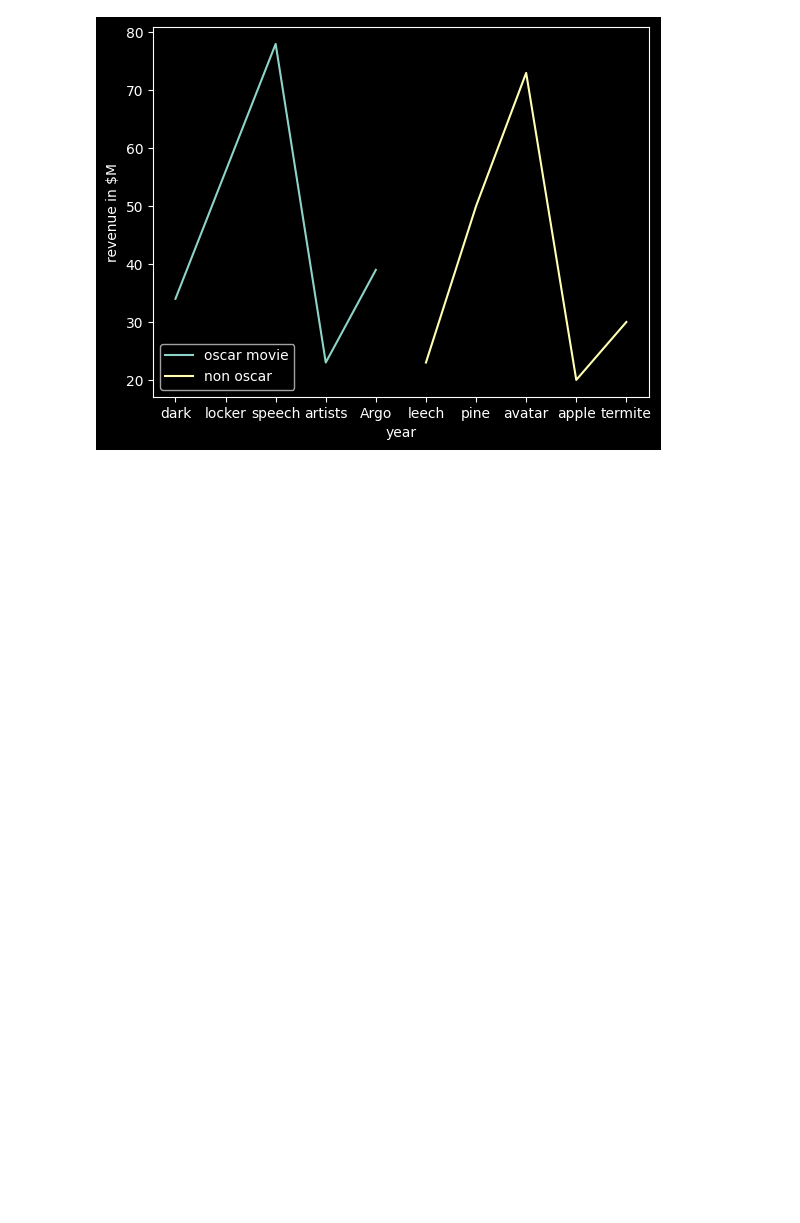
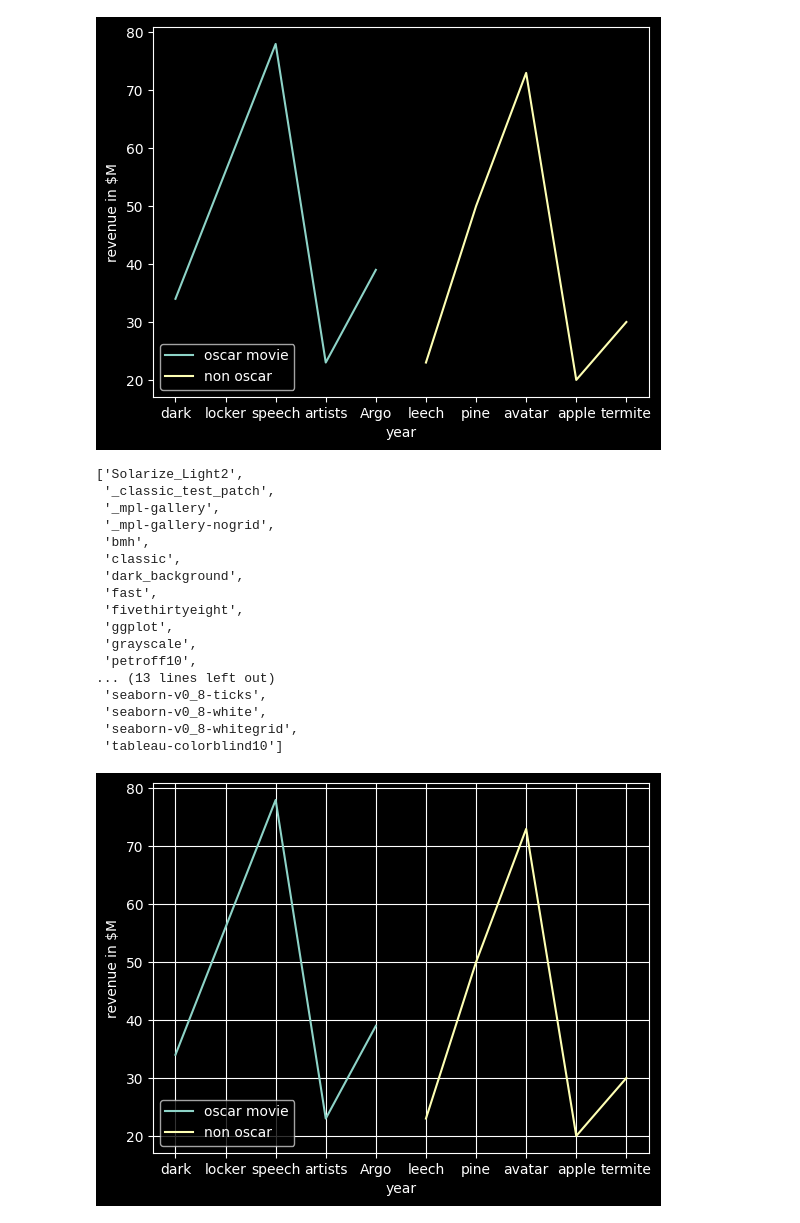
Before and after one commit to Turab031/numpy, a Jupyter notebook: mat.ipynb, the cells around one changed output. Drawn from its saved outputs; the diff is of its cells as text; code cells hidden in the pictures; blank space fills up the shorter version.

```diff
--- a/mat.ipynb
+++ b/mat.ipynb
@@ -74,3 +74,39 @@ plt.style.available
 plt.style.use('dark_background')
 # %% [output]
 [figure]
+# %%
+# styles
+
+oscar_movie=["dark","locker","speech","artists","Argo"]
+years=[2003,2004,2008,2009,2010]
+oscar_revenue=[34,56,78,23,39]
+nonoscar_movie=["leech","pine","avatar","apple","termite"]
+nonoscar_revenue=[23,50,73,20,30]
+plt.plot(oscar_movie,oscar_revenue,label="oscar movie")
+plt.plot(nonoscar_movie,nonoscar_revenue,label="non oscar")
+
+plt.xlabel("year")
+plt.ylabel("revenue in $M")
+plt.legend()
+plt.grid()
+plt.style.available
+# plt.style.use('dark_background')
+# %% [output]
+['Solarize_Light2',
+ '_classic_test_patch',
+ '_mpl-gallery',
+ '_mpl-gallery-nogrid',
+ 'bmh',
+ 'classic',
+ 'dark_background',
+ 'fast',
+ 'fivethirtyeight',
+ 'ggplot',
+ 'grayscale',
+ 'petroff10',
+... (13 lines left out)
+ 'seaborn-v0_8-ticks',
+ 'seaborn-v0_8-white',
+ 'seaborn-v0_8-whitegrid',
+ 'tableau-colorblind10']
+[figure, added]
```
Also changed, not shown: parts of 1 cell of this notebook, 3 other files.
